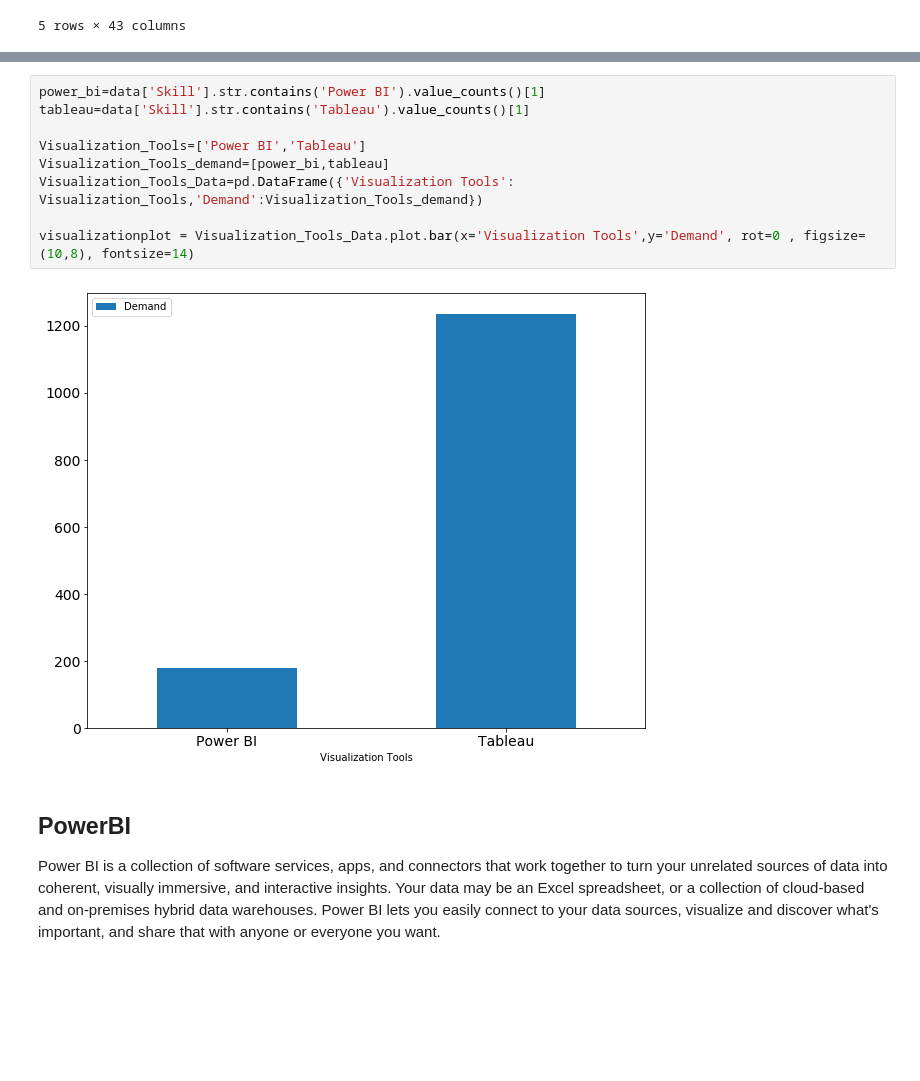
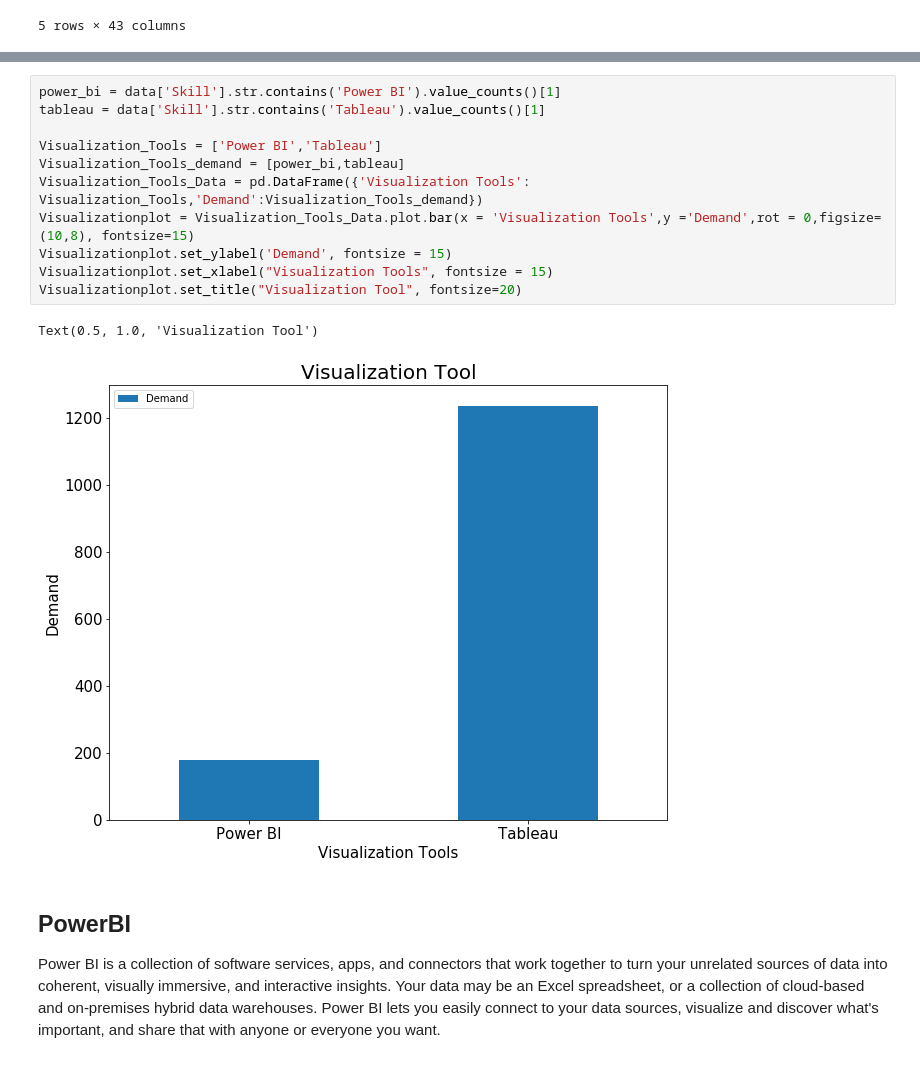
Before and after one commit to byanjusachin/EDA-on-Indeed-Dataset, a Jupyter notebook: EDA on Indeed Dataset.ipynb, the cells around one changed output, grey strips where cells are left out. Drawn from its saved outputs; the diff is of its cells as text; blank space fills up the shorter version.

```diff
--- a/EDA on Indeed Dataset.ipynb
+++ b/EDA on Indeed Dataset.ipynb
@@ -72,14 +74,17 @@ Text(0.5, 1.0, 'DBMS Skill in Job Market for Data Science ')
 # %%
-power_bi=data['Skill'].str.contains('Power BI').value_counts()[1]
-tableau=data['Skill'].str.contains('Tableau').value_counts()[1]
+power_bi = data['Skill'].str.contains('Power BI').value_counts()[1]
+tableau = data['Skill'].str.contains('Tableau').value_counts()[1]
 
-Visualization_Tools=['Power BI','Tableau']
-Visualization_Tools_demand=[power_bi,tableau]
-Visualization_Tools_Data=pd.DataFrame({'Visualization Tools': Visualization_Tools,'Demand':Visualization_Tools_demand})
-
-visualizationplot = Visualization_Tools_Data.plot.bar(x='Visualization Tools',y='Demand', rot=0 , figsize=(10,8), fontsize=14)
+Visualization_Tools = ['Power BI','Tableau']
+Visualization_Tools_demand = [power_bi,tableau]
+Visualization_Tools_Data = pd.DataFrame({'Visualization Tools': Visualization_Tools,'Demand':Visualization_Tools_demand})
+Visualizationplot = Visualization_Tools_Data.plot.bar(x = 'Visualization Tools',y ='Demand',rot = 0,figsize=(10,8), fontsize=15)
+Visualizationplot.set_ylabel('Demand', fontsize = 15)
+Visualizationplot.set_xlabel("Visualization Tools", fontsize = 15)
+Visualizationplot.set_title("Visualization Tool", fontsize=20)
 # %% [output]
+Text(0.5, 1.0, 'Visualization Tool')
-[figure, old version]
+[figure, new version]
 # %% [markdown]
 ## PowerBI
 Power BI is a collection of software services, apps, and connectors that work together to turn your unrelated sources of data into coherent, visually immersive, and interactive insights. Your data may be an Excel spreadsheet, or a collection of cloud-based and on-premises hybrid data warehouses. Power BI lets you easily connect to your data sources, visualize and discover what's important, and share that with anyone or everyone you want.
```
Also changed, not shown: parts of 7 cells of this notebook, 1 other file.
